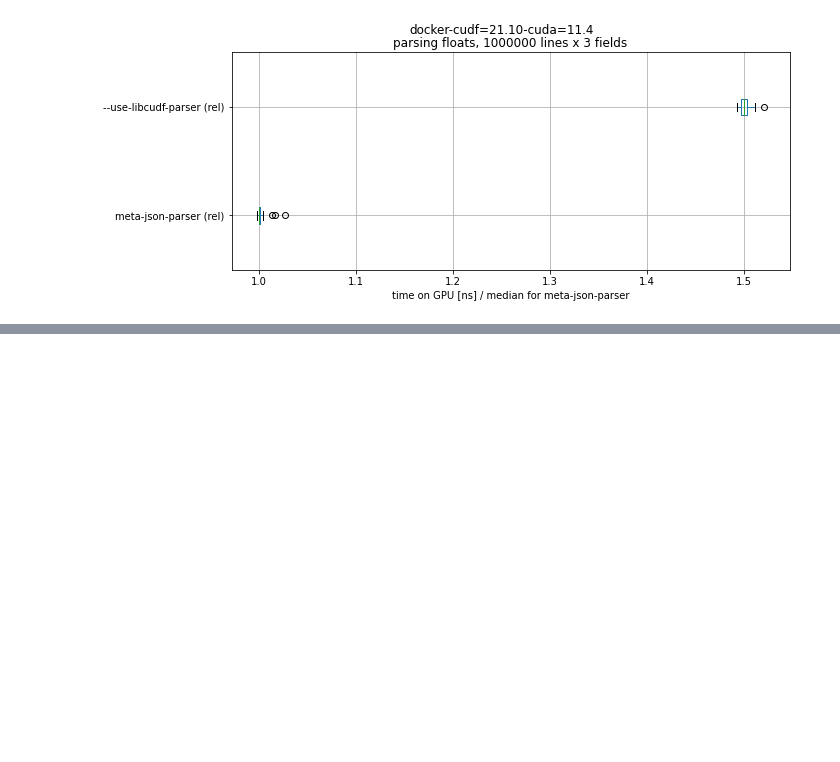
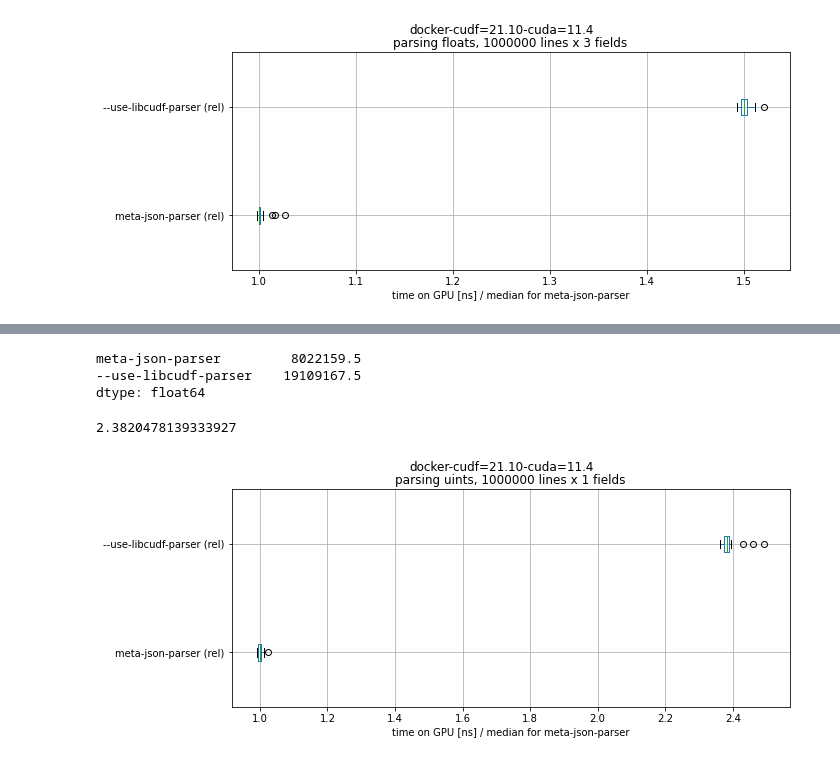
Before and after one commit to mis-wut/meta-json-parser, a Jupyter notebook: benchmark/notebooks/examine_benchmarks.ipynb, the cells around one changed output, grey strips where cells are left out. Drawn from its saved outputs; the diff is of its cells as text; code cells hidden in the pictures; blank space fills up the shorter version.

Commit message:
examine_benchmarks.ipynb: Per type benchmark - uint

```diff
--- a/benchmark/notebooks/examine_benchmarks.ipynb
+++ b/benchmark/notebooks/examine_benchmarks.ipynb
@@ -872,0 +900,7 @@ plt.show()
+# %%
+# read results for ./meta-json-parser-benchmark
+df_uint_meta = pd.read_csv('benchmark_metaparser_cudf=21.10-docker_uint.csv', index_col=2).sort_index()
+df_uint_meta['NOD2H time measured by GPU [ns]'] = \
+  df_uint_meta['TOTAL time measured by GPU [ns]'] - df_uint_meta['Copying output [ns]']
+
+df_uint_meta.describe()
@@ -872,0 +917,3 @@ plt.show()
+# %%
+df_uint_cudf = pd.read_csv('benchmark_libcudf_cudf=21.10-docker_uint.csv', index_col=2)
+df_uint_cudf.describe()
@@ -872,0 +930,34 @@ plt.show()
+# %%
+df_uint_cmp = pd.DataFrame()
+df_uint_cmp['meta-json-parser'] = \
+   df_uint_meta['NOD2H time measured by GPU [ns]']
+df_uint_cmp['--use-libcudf-parser'] = \
+   df_uint_cudf['TOTAL time measured by GPU [ns]']
+
+df_uint_cmp_median = df_uint_cmp.median()
+df_uint_cmp_median
+# %% [output]
+meta-json-parser         8022159.5
+--use-libcudf-parser    19109167.5
+dtype: float64
+# %%
+df_uint_cmp_median[1]/df_uint_cmp_median[0]
+# %% [output]
+2.3820478139333927
+# %%
+df_uint_cmp_rel = pd.DataFrame()
+df_uint_cmp_rel['meta-json-parser (rel)'] = \
+   df_uint_meta['NOD2H time measured by GPU [ns]']/df_uint_cmp_median[0]
+df_uint_cmp_rel['--use-libcudf-parser (rel)'] = \
+   df_uint_cudf['TOTAL time measured by GPU [ns]']/df_uint_cmp_median[0]
+
+fig, ax = plt.subplots(figsize=(10,4))
+fig.suptitle('docker-cudf=21.10-cuda=11.4')
+ax.set_title('parsing uints, 1000000 lines x 1 fields')
+ax.set(xlabel='time on GPU [ns] / median for meta-json-parser')
+df_uint_cmp_rel.boxplot(vert=False)
+
+plt.savefig('fig_uint.png', transparent=False)
+plt.show()
+# %% [output]
+[figure, added]
```
Also changed, not shown: parts of 5 cells of this notebook, 2 other files.
